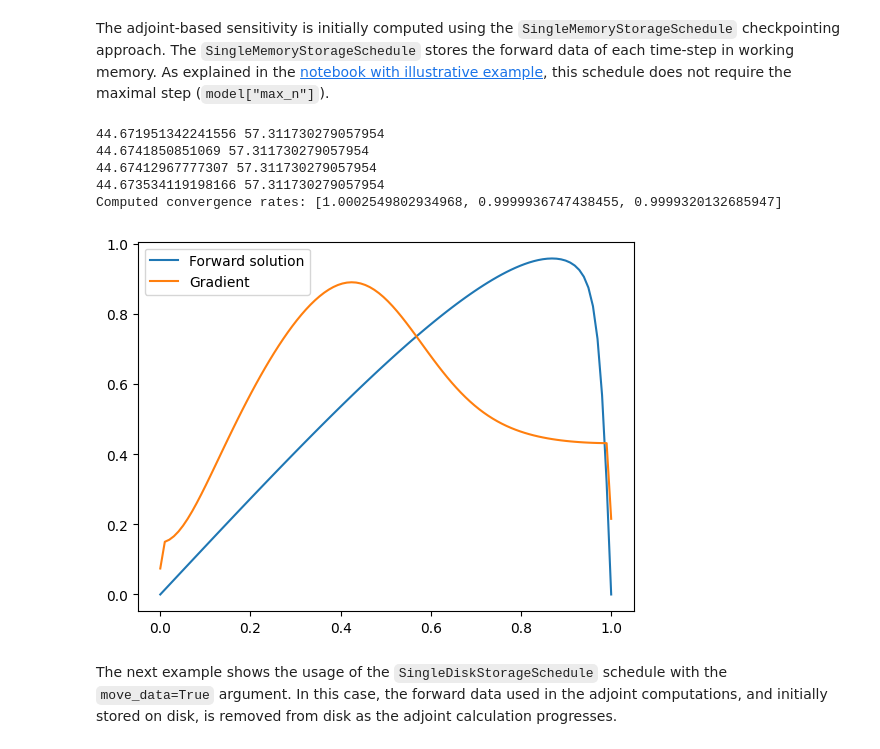
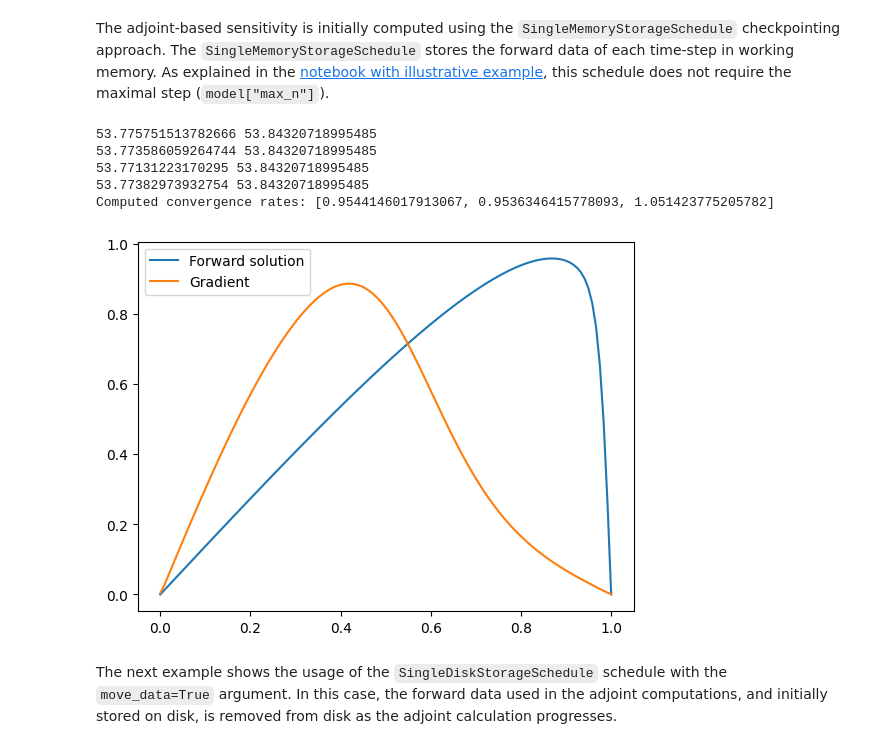
Before and after one commit to firedrakeproject/checkpoint_schedules, a Jupyter notebook: docs/notebooks/burger.ipynb, the cells around one changed output. Saved outputs shown, nothing was run; the diff lists cells and outputs as text; code cells hidden in the pictures.

```diff
--- a/docs/notebooks/burger.ipynb
+++ b/docs/notebooks/burger.ipynb
@@ -54,7 +54,7 @@ where $I(U^{N}) = 0.5 (U^N)^2$.
 # %%
 import numpy as np
 import os
-from scipy.sparse.linalg import spsolve, cg
+from scipy.sparse.linalg import spsolve
 from scipy.sparse import lil_matrix
 from scipy.optimize import newton
 import copy
@@ -67,9 +67,9 @@ class BurgersEquation:
     ----------
     model : dict
         The model parameters containing the essential information to solve
-        the burger's equation.
+        the Burger's equation.
     init_condition : array
-        The initial condition used to solve the forward burger's equation.
+        The initial condition used to solve the forward Burger's equation.
     mesh : array
         The spatial mesh.
     """
@@ -77,7 +77,7 @@ class BurgersEquation:
         self.model = model
         self.mesh = mesh
         self.forward_work_memory = {StorageType.WORK: {}}
-        self.forward_work_memory[StorageType.WORK][0] = forward_initial_condition
+        self.forward_work_memory[StorageType.WORK][0] = copy.deepcopy(forward_initial_condition)
         self.forward_final_solution = None
         self.adjoint_work_memory = {StorageType.WORK: {}}
         self.restart_forward = {StorageType.RAM: {}, StorageType.DISK: {}}
@@ -148,7 +148,6 @@ class BurgersEquation:
         if n1 < self.model["max_n"]:
             u = self.adjoint_work_memory[StorageType.WORK][n1]
             del self.adjoint_work_memory[StorageType.WORK][n1]
-        u_new = np.zeros(self.model["nx"])
         step = n1
         M = self._mass_matrix()
         K = self._stiffness_matrix()
@@ -157,16 +156,15 @@ class BurgersEquation:
             A = M + self.model["dt"] * (C1.T - K.T)
             if step == self.model["max_n"]:
                 u = self.forward_final_solution
-                d = u
+                d = copy.deepcopy(u)
             else:
                 d = M * u
+            u = spsolve(A, d)
             u[0] = u[self.model["nx"] - 1] = 0
-            u_new = cg(A, d, x0=u, tol=1e-6, maxiter=1000)[0]
-            u = copy.deepcopy(u_new)
             if clear_adj_deps:
                 del self.adjoint_dependency[StorageType.WORK][step-1]
             step -= 1
-        self.adjoint_work_memory[StorageType.WORK][step] = copy.deepcopy(u_new)
+        self.adjoint_work_memory[StorageType.WORK][step] = copy.deepcopy(u)
 
     def gradient(self):
         """Compute the adjoint-based gradient.
@@ -409,7 +407,7 @@ In the next sections, we present the results of the adjoint-based sensitivity co
 Below, we define the `model` dictionary containing the parameters required for the forward and adjoint solvers. The `model` dictionary is then passed to the `BurgersEquation` class. Additionally, we set up the 1D mesh and the initial condition for the forward Burgers' solver.
 # %%
 model = {"lx": 1,   # domain length
-         "nx": 100,  # number of nodes
+         "nx": 120,  # number of nodes
          "dt": 0.001,  # time step
          "nu": 0.01,  # viscosity
          "max_n": 400,  # total steps
@@ -420,14 +418,14 @@ mesh = np.linspace(0, model["lx"], model["nx"]) # create the spatial grid
 u0 = np.sin(np.pi*mesh) # initial condition
 # %%
 def taylor_remainder_test(gradient, J, u0, h):
-    epsilons = [0.001 / 2**i for i in range(4)]
+    epsilons = [0.0001 / 2**i for i in range(4)]
     E = []
     dJdm = sum(gradient.reshape(-1) * h.reshape(-1))
     for eps in epsilons:
         up = u0 + h * eps
         burgers = BurgersEquation(model, up, mesh)
         burgers.forward(0, model["max_n"])
-        Jp = functional_value(burgers.forward_final_solution)
+        Jp = functional_value(copy.deepcopy(burgers.forward_final_solution))
         E.append(abs(Jp - J - dJdm * eps))
         print((Jp - J) / eps, dJdm)
 
@@ -456,20 +454,20 @@ The adjoint-based sensitivity is initially computed using the `SingleMemoryStora
 # %%
 schedule = SingleMemoryStorageSchedule()  # Create the checkpointing schedule.
 burger = BurgersEquation(model, u0, mesh)  # Create the burger's equation object.
 manager = CheckpointingManager(schedule, burger)  # Create the checkpointing manager.
 manager.execute()  # execute the checkpointing schedule using `SingleMemoryStorageSchedule` schedule.
 J = functional_value(burger.forward_final_solution)
-h = np.ones_like(u0)
+h = np.ones_like(mesh)
 E, epsilon = taylor_remainder_test(burger.gradient(), J, u0, h)  # Compute the Taylor remainder.
 convergence_rates(E, epsilon, show=True)
 plot_solution(burger.forward_final_solution, burger.gradient())
 # %% [output]
-44.671951342241556 57.311730279057954
-44.6741850851069 57.311730279057954
-44.67412967777307 57.311730279057954
-44.673534119198166 57.311730279057954
-Computed convergence rates: [1.0002549802934968, 0.9999936747438455, 0.9999320132685947]
+53.775751513782666 53.84320718995485
+53.773586059264744 53.84320718995485
+53.77131223170295 53.84320718995485
+53.77382973932754 53.84320718995485
+Computed convergence rates: [0.9544146017913067, 0.9536346415778093, 1.051423775205782]
-[figure, old version]
+[figure, new version]
 # %% [markdown]
 The next example shows the usage of the `SingleDiskStorageSchedule` schedule with the `move_data=True` argument. In this case, the forward data used in the adjoint computations, and initially stored on disk, is removed from disk as the adjoint calculation progresses.
 # %%
```
Also changed, not shown: parts of 2 cells of this notebook.
